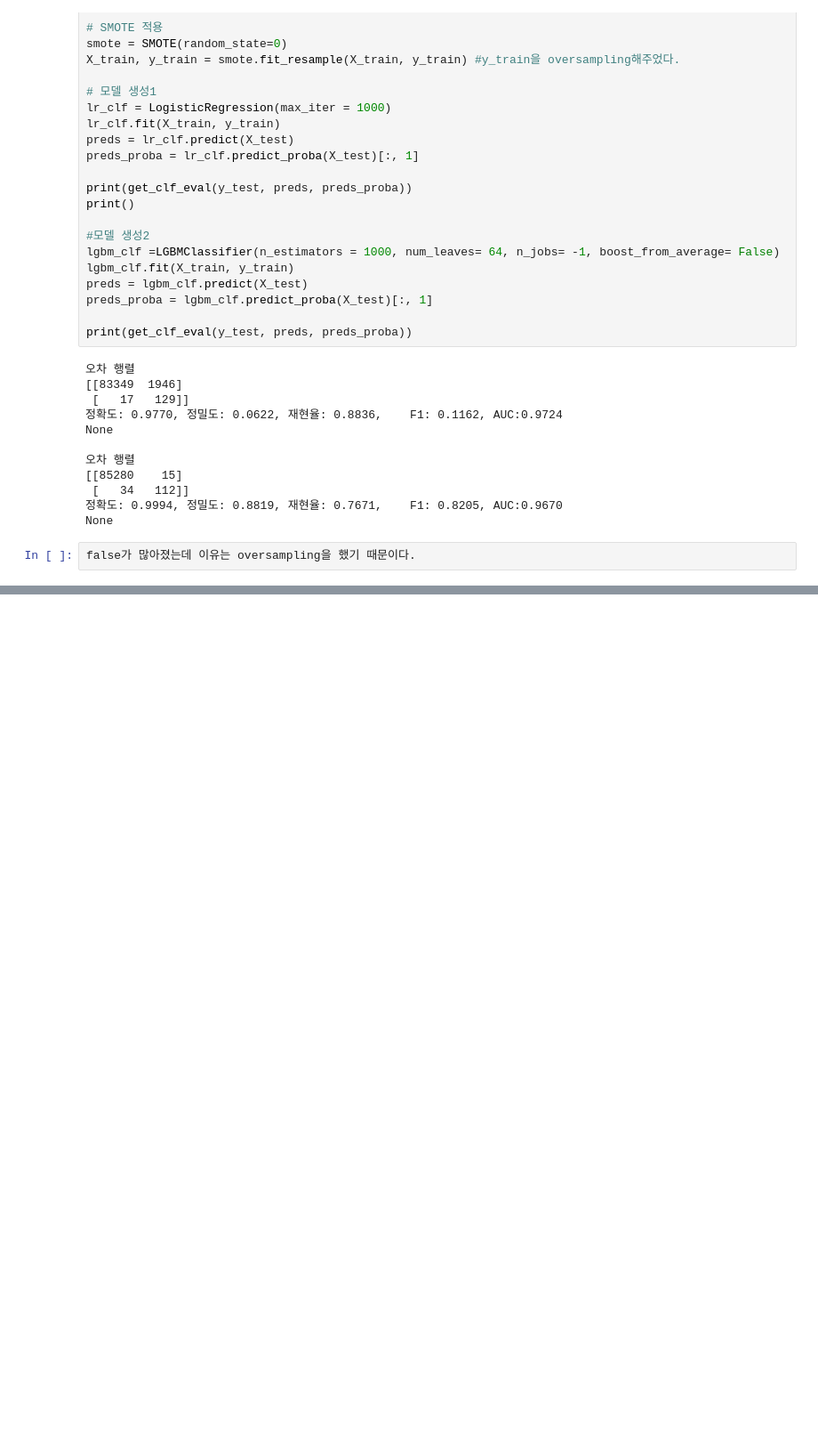
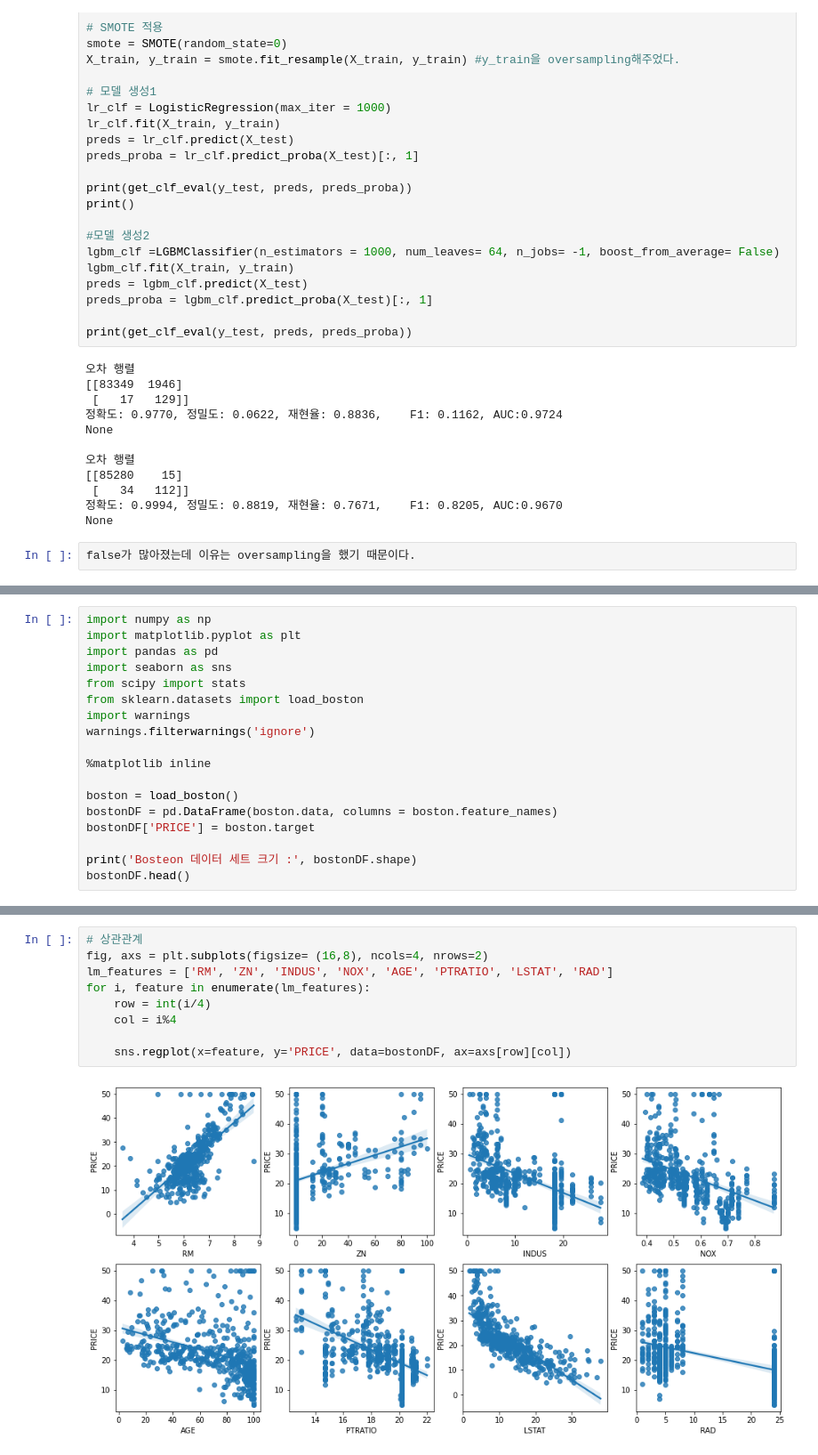
Before and after one commit to zzwony/Start_0920, a Jupyter notebook: 머신러닝.ipynb, the cells around one changed output, grey strips where cells are left out. Shown: that part at 89% size. Cells and saved outputs as stored; diff of their text form; blank space fills up the shorter version.

```diff
--- a/머신러닝.ipynb
+++ b/머신러닝.ipynb
@@ -1891,0 +1993,18 @@ false가 많아졌는데 이유는 oversampling을 했기 때문이다.
+# %%
+import numpy as np
+import matplotlib.pyplot as plt
+import pandas as pd
+import seaborn as sns
+from scipy import stats
+from sklearn.datasets import load_boston
+import warnings
+warnings.filterwarnings('ignore')
+
+%matplotlib inline
+
+boston = load_boston()
+bostonDF = pd.DataFrame(boston.data, columns = boston.feature_names)
+bostonDF['PRICE'] = boston.target
+
+print('Bosteon 데이터 세트 크기 :', bostonDF.shape)
+bostonDF.head()
@@ -1891,0 +2019,11 @@ false가 많아졌는데 이유는 oversampling을 했기 때문이다.
+# %%
+# 상관관계
+fig, axs = plt.subplots(figsize= (16,8), ncols=4, nrows=2)
+lm_features = ['RM', 'ZN', 'INDUS', 'NOX', 'AGE', 'PTRATIO', 'LSTAT', 'RAD']
+for i, feature in enumerate(lm_features):
+    row = int(i/4)
+    col = i%4
+
+    sns.regplot(x=feature, y='PRICE', data=bostonDF, ax=axs[row][col])
+# %% [output]
+[figure, added]
```
Also changed, not shown: parts of 37 cells of this notebook.
